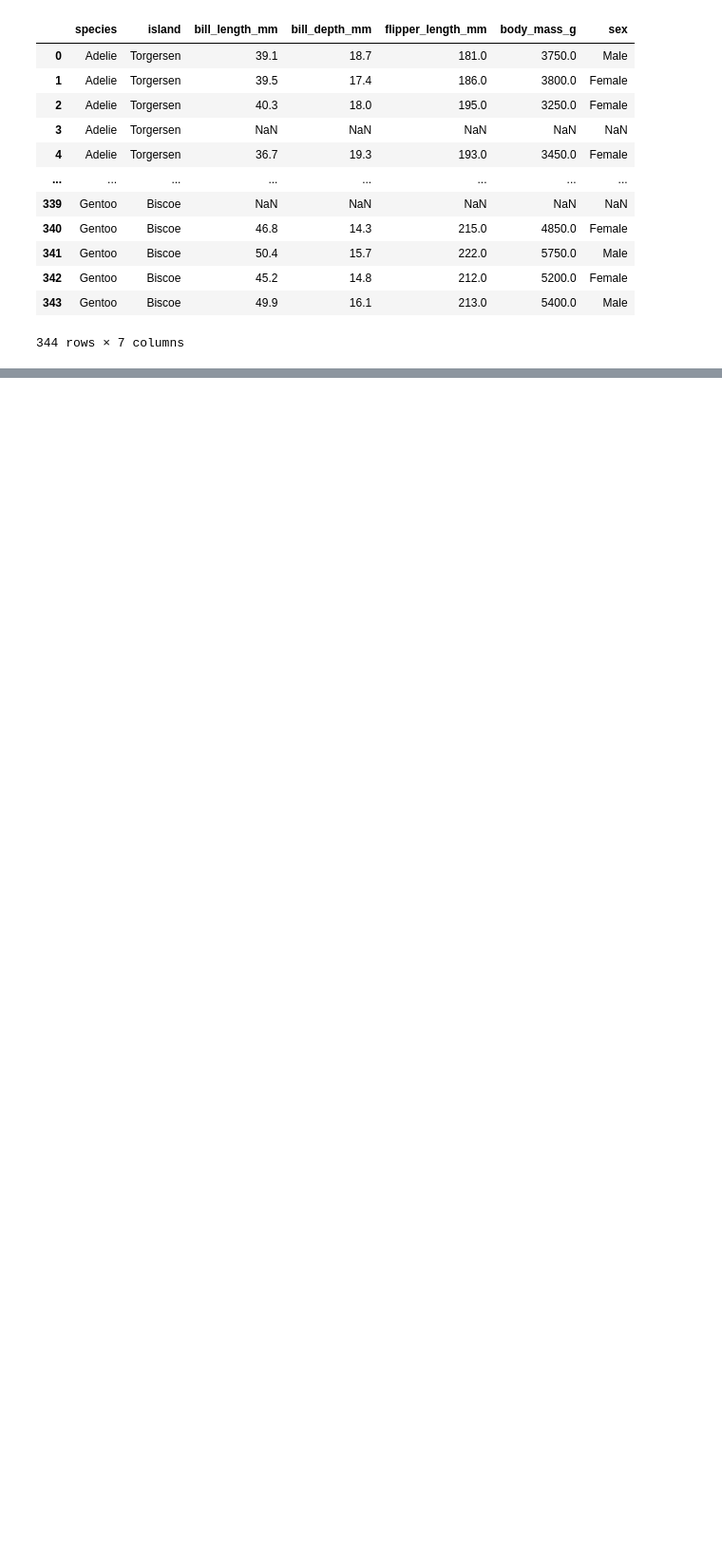
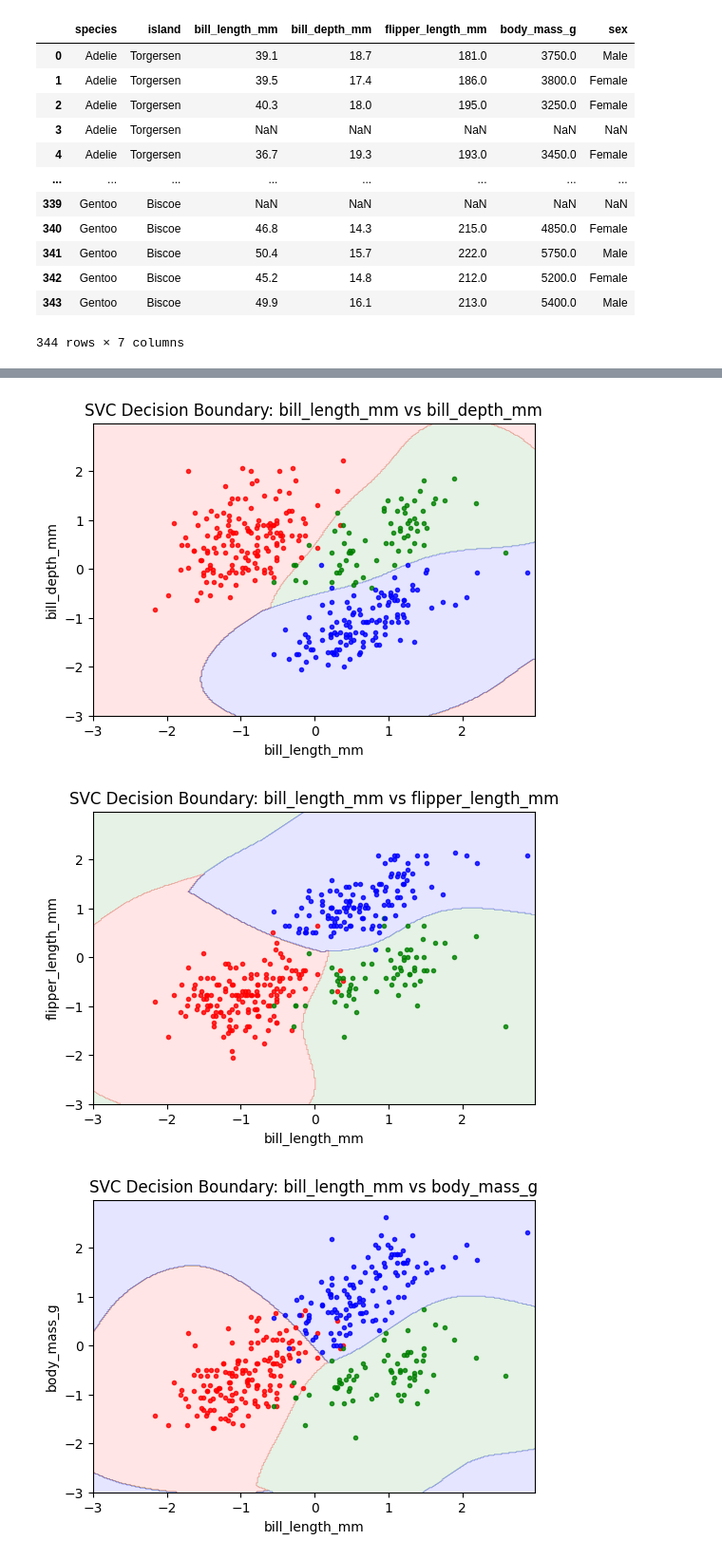
Before and after one commit to daniel-dataflow/data-engineering-bootcamp, a Jupyter notebook: multi02_data_science/homework/home08_svc.ipynb, the cells around one changed output, grey strips where cells are left out. Shown at 95% size. Cells and saved outputs as stored; diff of their text form; code cells hidden in the pictures; blank space fills up the shorter version.

```diff
--- a/multi02_data_science/homework/home08_svc.ipynb
+++ b/multi02_data_science/homework/home08_svc.ipynb
@@ -22,0 +177,2 @@ penguins
+# %%
+x1 = pg[["bill_length_mm", "bill_depth_mm", "flipper_length_mm", "body_mass_g"]]
@@ -22,0 +181,20 @@ penguins
+# %%
+for f1, f2 in combinations(x1, 2):
+    x2 = pg[[f1, f2]].values
+    # 스케일 조정
+    sc = StandardScaler()
+    x_scaled = sc.fit_transform(x2)
+
+    svc = SVC(kernel="rbf", random_state=0, C=1, gamma=1)
+    svc.fit(x_scaled, y)
+
+    plt.figure(figsize=(6, 4))
+    plot_decision_regions(x_scaled, y, svc)
+    plt.title(f"SVC Decision Boundary: {f1} vs {f2}")
+    plt.xlabel(f1)
+    plt.ylabel(f2)
+    plt.show()
+# %% [output]
+[figure, added]
+[figure, added]
+[figure, added]
```
Also changed, not shown: parts of 16 cells of this notebook, 2 other files.
